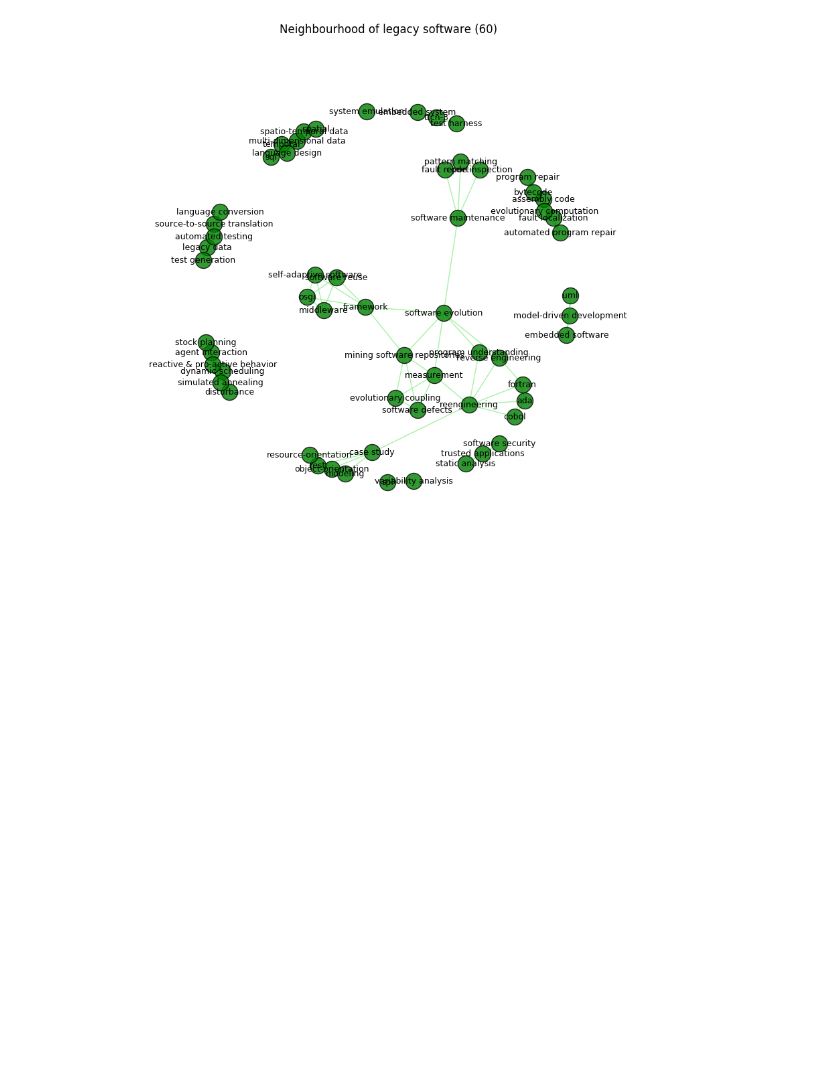
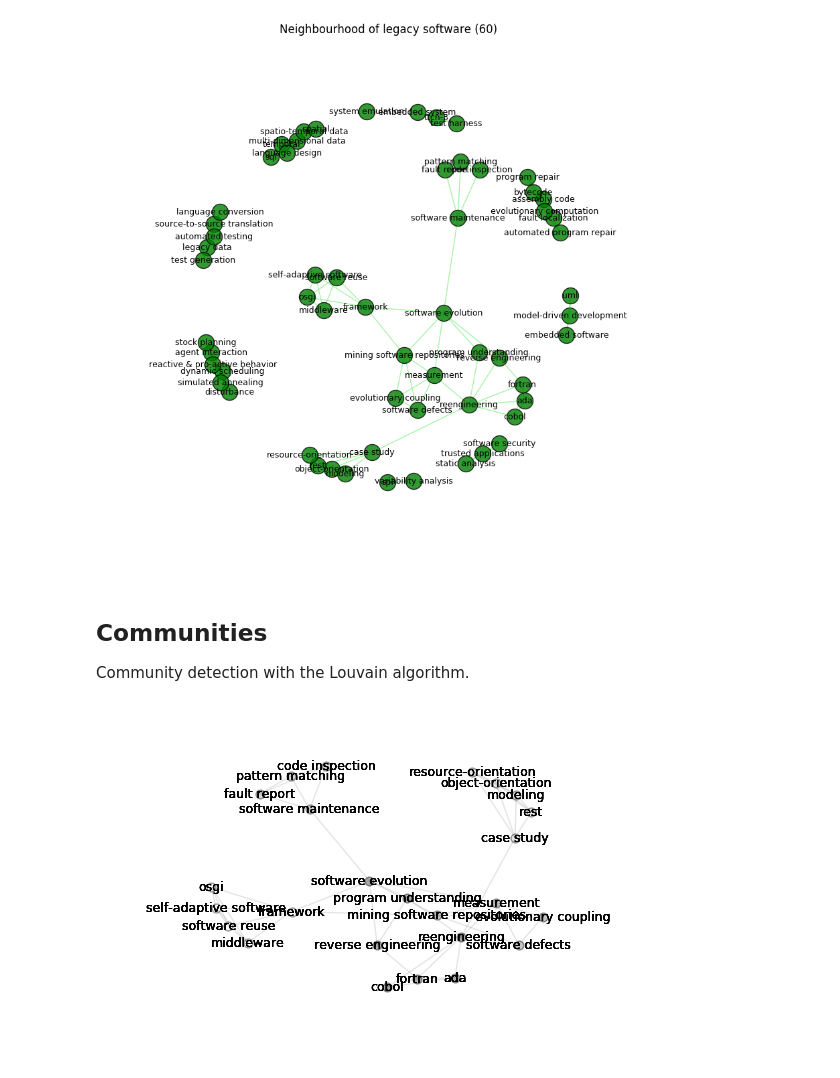
Before and after one commit to xmacex/legacySoftwareACMDLexploration, a Jupyter notebook: ACM DL bibliometry of legacy.ipynb, the cells around one changed output. Drawn from its saved outputs; the diff is of its cells as text; code cells hidden in the pictures; blank space fills up the shorter version.

Commit message:
Introducing community detection, I should read the math of Louvain. I guess it's something similar to Newman 2006

```diff
--- a/ACM DL bibliometry of legacy.ipynb
+++ b/ACM DL bibliometry of legacy.ipynb
@@ -490,3 +490,31 @@ plotNeighborhood(keywordg, "legacy systems")
 plotNeighborhood(keywordg, "legacy software")
 # %% [output]
 [figure]
+# %% [markdown]
+## Communities
+
+Community detection with the Louvain algorithm.
+# %%
+def plotCommunities(graph):
+    """Plot community information from a graph."""
+    # zoom in on something, for dev. purposes
+    graph = graph.subgraph(graph.neighbors('legacy software'))
+    # graph = [c for c in nx.connected_component_subgraphs(graph)][0]
+    graph = max(nx.connected_component_subgraphs(graph), key=len)
+    partition = community.best_partition(graph)
+    size = float(len(set(partition.values())))
+    pos = nx.spring_layout(graph)
+    count = 0
+    for com in set(partition.values()):
+        count = count + 1
+        list_nodes = [nodes for nodes in partition.keys() if partition[nodes] == com]
+        plt.axis('off')
+        nx.draw_networkx_nodes(graph, pos, list_nodes, node_size = 40, node_color = str(count/size), alpha=0.4)
+        nx.draw_networkx_labels(graph, pos, font_size = 9)
+
+    nx.draw_networkx_edges(graph, pos, alpha=0.1)
+    plt.show()
+# %%
+plotCommunities(keywordg)
+# %% [output]
+[figure, added]
```
Also changed, not shown: parts of 1 cell of this notebook.
